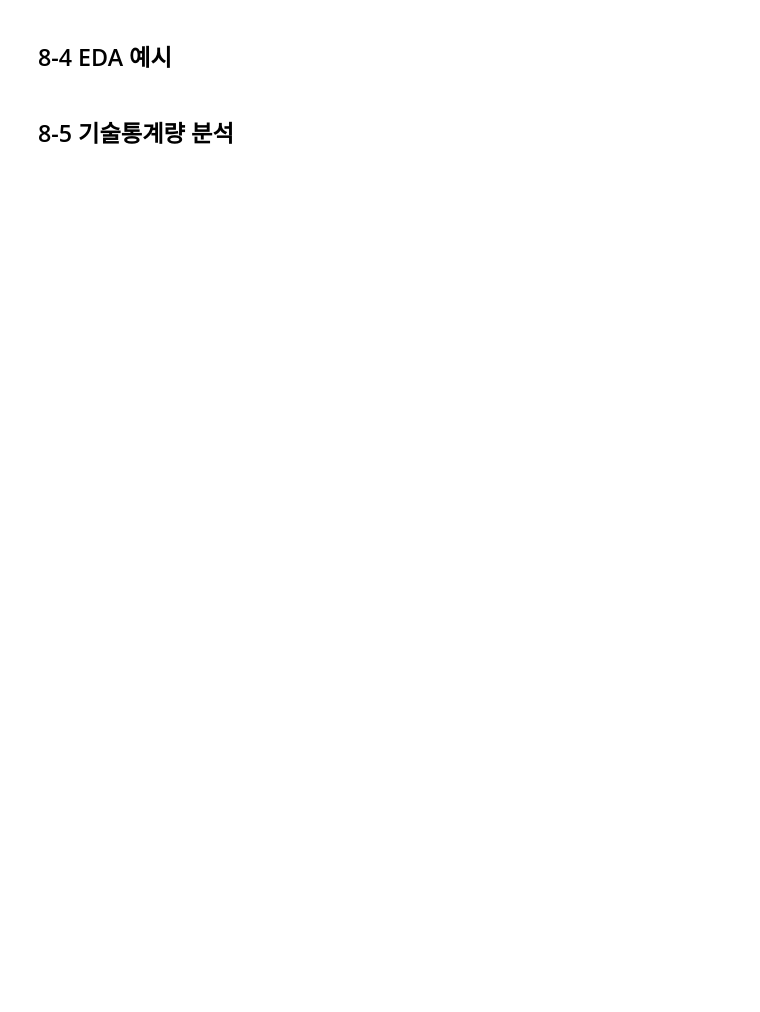
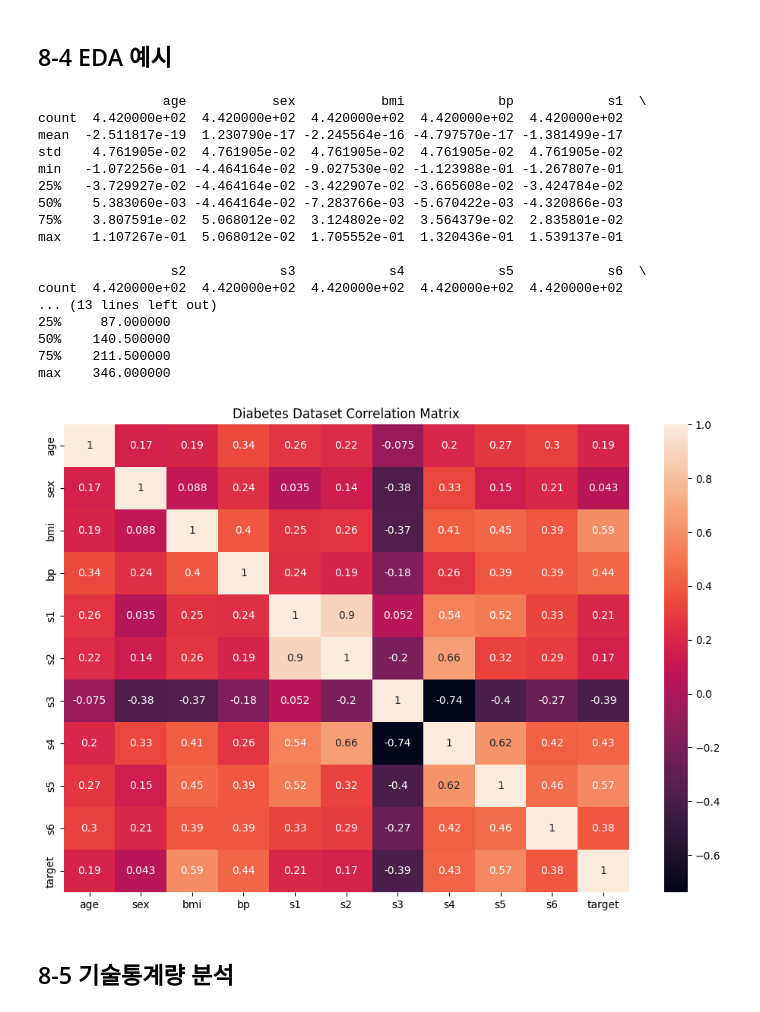
Before and after one commit to gpfvm/Data-Analysis-with-Open-Source, a Jupyter notebook: 오픈소스_데이터_분석_8강.ipynb, the cells around one changed output. Cells and saved outputs as stored; diff of their text form; code cells hidden in the pictures; blank space fills up the shorter version.

```diff
--- a/오픈소스_데이터_분석_8강.ipynb
+++ b/오픈소스_데이터_분석_8강.ipynb
@@ -104,22 +129,43 @@ print("\nClassification Report:\n", classification_report(y_test, y_pred))
 # %%
 import pandas as pd
 import matplotlib.pyplot as plt
 import seaborn as sns
 from sklearn.datasets import load_diabetes
 
 ## 당뇨병 데이터셋 로드 및 데이터프레임 생성
 diabetes = load_diabetes()
 df = pd.DataFrame(diabetes.data, columns=diabetes.feature_names)
 df['target'] = diabetes.target
 
 ## dataframe의 describe를 이용하여 기본 통계량 출력
-
+print(df.describe())
 ## 상관 행렬 시각화
 plt.figure(figsize=(12,8))
 # dataframe의 각 열(변수)들 간의 상관 계수(correlation coefficient)를 계산하고 corr_matrix로 저장
+corr_matrix = df.corr()
 # seaborn으로 corr_matrix를 heatmap으로 시각화
+sns.heatmap(corr_matrix, annot=True)
 plt.title('Diabetes Dataset Correlation Matrix')
 plt.show()
+# %% [output]
+                age           sex           bmi            bp            s1  \
+count  4.420000e+02  4.420000e+02  4.420000e+02  4.420000e+02  4.420000e+02
+mean  -2.511817e-19  1.230790e-17 -2.245564e-16 -4.797570e-17 -1.381499e-17
+std    4.761905e-02  4.761905e-02  4.761905e-02  4.761905e-02  4.761905e-02
+min   -1.072256e-01 -4.464164e-02 -9.027530e-02 -1.123988e-01 -1.267807e-01
+25%   -3.729927e-02 -4.464164e-02 -3.422907e-02 -3.665608e-02 -3.424784e-02
+50%    5.383060e-03 -4.464164e-02 -7.283766e-03 -5.670422e-03 -4.320866e-03
+75%    3.807591e-02  5.068012e-02  3.124802e-02  3.564379e-02  2.835801e-02
+max    1.107267e-01  5.068012e-02  1.705552e-01  1.320436e-01  1.539137e-01
+
+                 s2            s3            s4            s5            s6  \
+count  4.420000e+02  4.420000e+02  4.420000e+02  4.420000e+02  4.420000e+02
+... (13 lines left out)
+25%     87.000000
+50%    140.500000
+75%    211.500000
+max    346.000000
+[figure, added]
 # %% [markdown]
 ## 8-5 기술통계량 분석
 # %%
```
Also changed, not shown: parts of 5 cells of this notebook.
